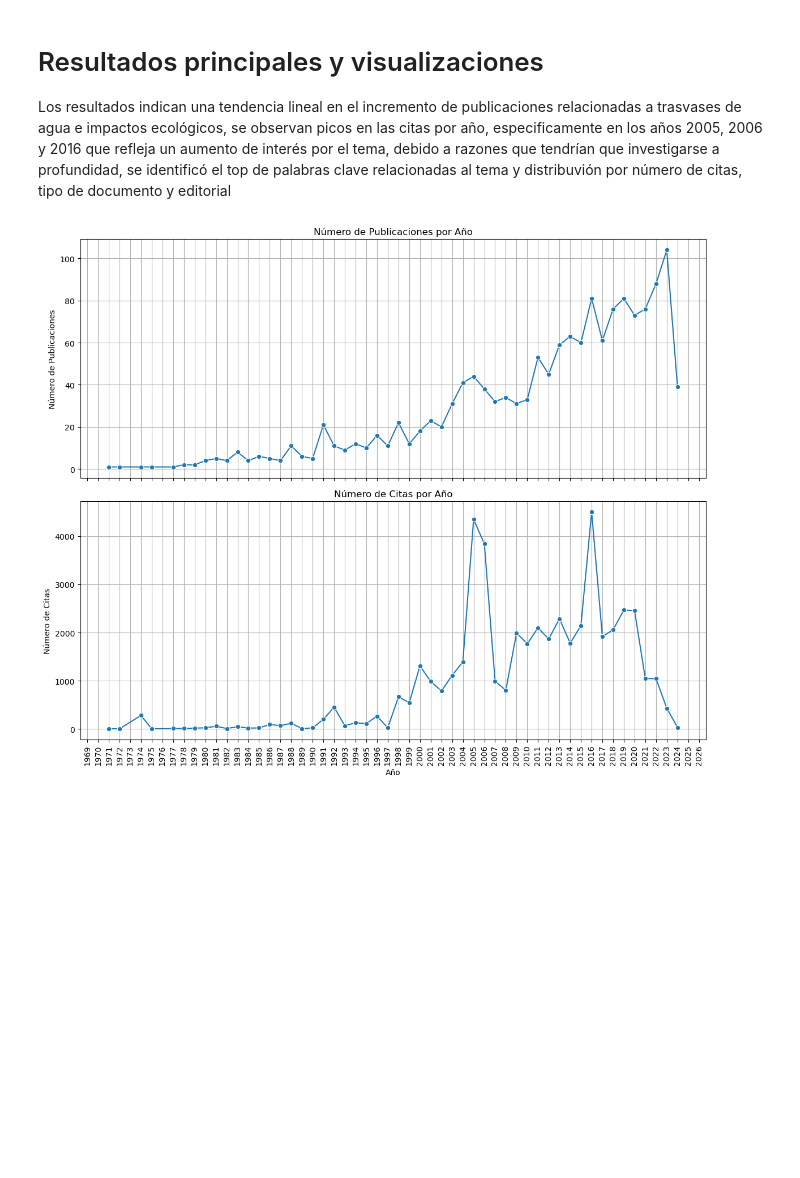
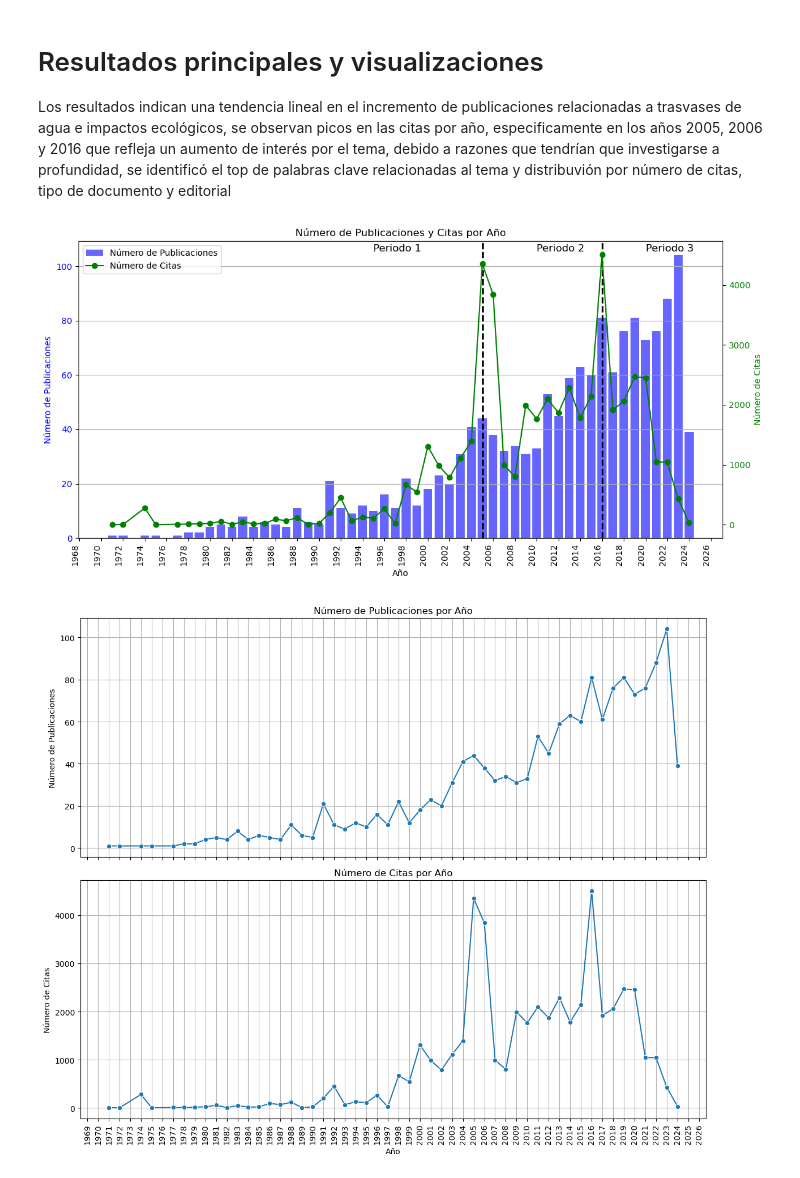
Before and after one commit to jojamart-tech/Analisis-y-Visualizacion-de-Datos, a Jupyter notebook: Analisis_de_datos_Martinez.ipynb, the cells around one changed output. Cells and saved outputs as stored; diff of their text form; code cells hidden in the pictures; blank space fills up the shorter version.

```diff
--- a/Analisis_de_datos_Martinez.ipynb
+++ b/Analisis_de_datos_Martinez.ipynb
@@ -215,6 +219,57 @@ dtype: float64
 # %% [markdown]
 # Resultados principales y visualizaciones
 Los resultados indican una tendencia lineal en el incremento de publicaciones relacionadas a trasvases de agua e impactos ecológicos, se observan picos en las citas por año, especificamente en los años 2005, 2006 y 2016 que refleja un aumento de interés por el tema, debido a razones que tendrían que investigarse a profundidad, se identificó el top de palabras clave relacionadas al tema y distribuvión por número de citas, tipo de documento y editorial
+# %%
+
+# Contar el número de publicaciones por año
+publicaciones_por_anio = df_combined_cleaned.groupby('Year').size()
+
+# Sumar el número de citas por año
+citas_por_anio = df_combined_cleaned.groupby('Year')['Cited by'].sum()
+
+# Crear una figura
+fig, ax1 = plt.subplots(figsize=(12, 6))
+
+# Gráfico de número de publicaciones por año como barras en el eje y izquierdo
+ax1.bar(publicaciones_por_anio.index, publicaciones_por_anio.values, color='b', alpha=0.6, label='Número de Publicaciones')
+ax1.set_title('Número de Publicaciones y Citas por Año')
+ax1.set_ylabel('Número de Publicaciones', color='b')
+ax1.set_xlabel('Año')
+ax1.tick_params(axis='y', labelcolor='b')
+ax1.grid(True, axis='y')
+
+# Crear el segundo eje y, compartiendo el eje x con el primero
+
+ax2 = ax1.twinx()
+ax2.plot(citas_por_anio.index, citas_por_anio.values, marker='o', color='g', label='Número de Citas')
+ax2.set_ylabel('Número de Citas', color='g')
+ax2.tick_params(axis='y', labelcolor='g')
+
+# Ajustar los ticks del eje X para mostrar más años
+tick_frequency = 1
+ax1.xaxis.set_major_locator(plt.MaxNLocator(integer=True, prune='both', nbins=len(publicaciones_por_anio)//tick_frequency))
+plt.setp(ax1.get_xticklabels(), rotation=90, ha="right")
+
+# Agregar líneas verticales segmentadas para los años 2005 y 2016
+ax1.axvline(x=2005, color='k', linestyle='--', linewidth=2)
+ax1.axvline(x=2016, color='k', linestyle='--', linewidth=2)
+
+# Agregar textos para indicar los periodos
+ax1.text(1995, max(publicaciones_por_anio.max(), citas_por_anio.max()) * 0.024, 'Periodo 1', fontsize=12, verticalalignment='top')
+ax1.text(2010, max(publicaciones_por_anio.max(), citas_por_anio.max()) * 0.024, 'Periodo 2', fontsize=12, verticalalignment='top')
+ax1.text(2020, max(publicaciones_por_anio.max(), citas_por_anio.max()) * 0.024, 'Periodo 3', fontsize=12, verticalalignment='top')
+
+
+# Mostrar la leyenda para ambos ejes
+lines_1, labels_1 = ax1.get_legend_handles_labels()
+lines_2, labels_2 = ax2.get_legend_handles_labels()
+ax1.legend(lines_1 + lines_2, labels_1 + labels_2, loc='upper left')
+
+# Mostrar la figura
+plt.tight_layout()
+plt.show()
+# %% [output]
+[figure, added]
 # %%
 # Contar el número de publicaciones por año
 publicaciones_por_anio = df_combined_cleaned.groupby('Year').size()
```
Also changed, not shown: parts of 2 cells of this notebook.
